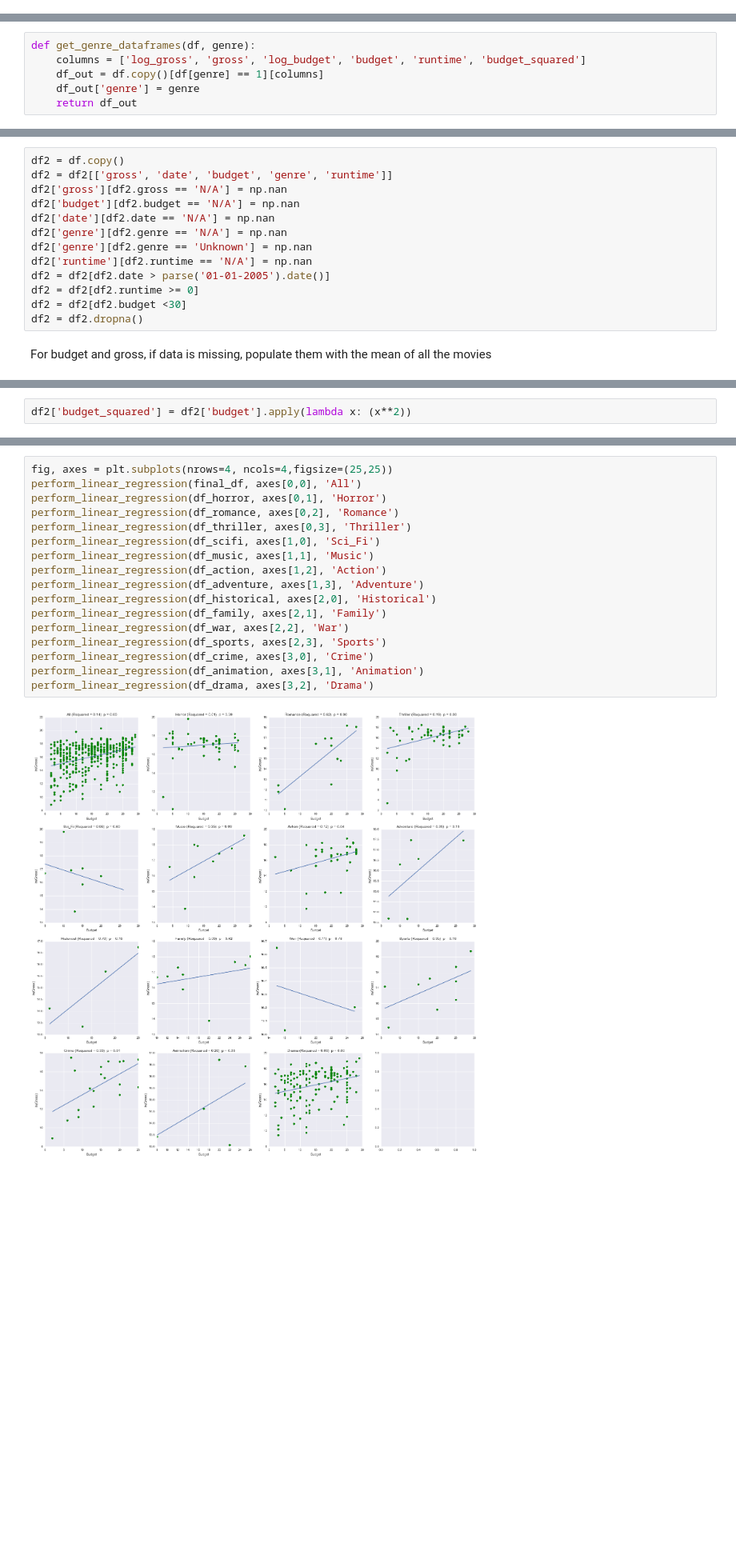
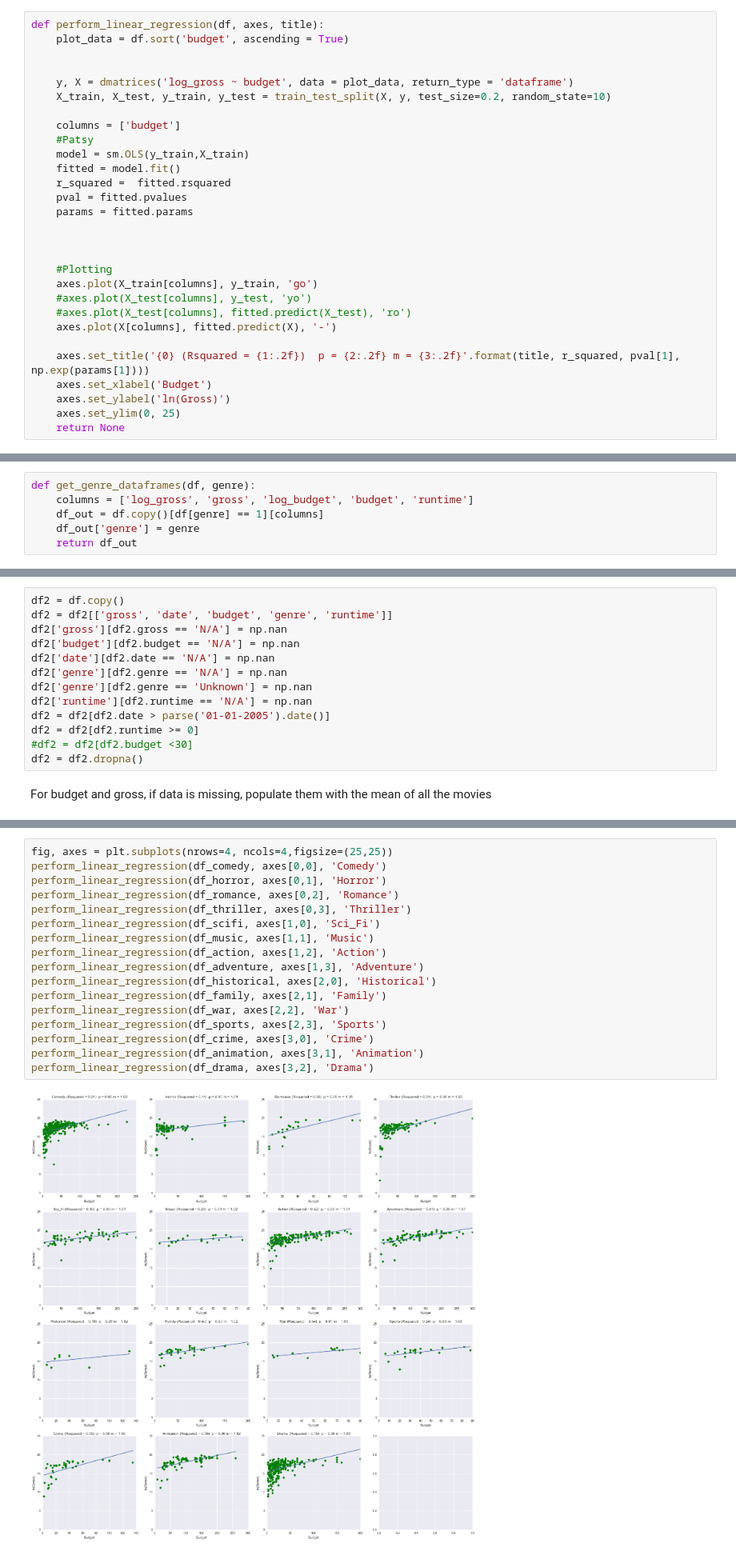
Before and after one commit to jkeung/Movies_Analysis, a Jupyter notebook: output/Movie_Analysis.ipynb, the cells around one changed output, grey strips where cells are left out. Shown at 80% size. Drawn from its saved outputs; the diff is of its cells as text; blank space fills up the shorter version.

```diff
--- a/output/Movie_Analysis.ipynb
+++ b/output/Movie_Analysis.ipynb
@@ -19,4 +19,33 @@ import statsmodels.api as sm
 from sklearn.linear_model import LinearRegression
 from sklearn.cross_validation import train_test_split
 from sklearn import cross_validation
+# %%
+def perform_linear_regression(df, axes, title):
+    plot_data = df.sort('budget', ascending = True)
+
+
+    y, X = dmatrices('log_gross ~ budget', data = plot_data, return_type = 'dataframe')
+    X_train, X_test, y_train, y_test = train_test_split(X, y, test_size=0.2, random_state=10)
+
+    columns = ['budget']
+    #Patsy
+    model = sm.OLS(y_train,X_train)
+    fitted = model.fit()
+    r_squared =  fitted.rsquared
+    pval = fitted.pvalues
+    params = fitted.params
+
+
+
+    #Plotting
+    axes.plot(X_train[columns], y_train, 'go')
+    #axes.plot(X_test[columns], y_test, 'yo')
+    #axes.plot(X_test[columns], fitted.predict(X_test), 'ro')
+    axes.plot(X[columns], fitted.predict(X), '-')
+
+    axes.set_title('{0} (Rsquared = {1:.2f})  p = {2:.2f} m = {3:.2f}'.format(title, r_squared, pval[1], np.exp(params[1])))
+    axes.set_xlabel('Budget')
+    axes.set_ylabel('ln(Gross)')
+    axes.set_ylim(0, 25)
+    return None
 # %%
@@ -103,7 +107,7 @@ def create_genre_column(df, genre):
     return df['genre'].apply(lambda x: 1 if genre in x else 0)
 # %%
 def get_genre_dataframes(df, genre):
-    columns = ['log_gross', 'gross', 'log_budget', 'budget', 'runtime', 'budget_squared']
+    columns = ['log_gross', 'gross', 'log_budget', 'budget', 'runtime']
     df_out = df.copy()[df[genre] == 1][columns]
     df_out['genre'] = genre
     return df_out
@@ -130,7 +132,7 @@ df2['genre'][df2.genre == 'Unknown'] = np.nan
 df2['runtime'][df2.runtime == 'N/A'] = np.nan
 df2 = df2[df2.date > parse('01-01-2005').date()]
 df2 = df2[df2.runtime >= 0]
-df2 = df2[df2.budget <30]
+#df2 = df2[df2.budget <30]
 df2 = df2.dropna()
 # %% [markdown]
 For budget and gross, if data is missing, populate them with the mean of all the movies
@@ -158,5 +151,3 @@ df2['log_gross'].plot(ax = axes[1], kind = 'hist', title = 'ln(Gross) Histogram'
 df2['log_runtime'] = df2['runtime'].apply(lambda x: np.log(x))
 df2['log_budget'] = df2['budget'].apply(lambda x: np.log(x))
 df2['log_gross'] = df2['gross'].apply(lambda x: np.log(x))
-# %%
-df2['budget_squared'] = df2['budget'].apply(lambda x: (x**2))
@@ -307,22 +307,22 @@ perform_linear_regression_all(df_drama, axes[3,2], 'Drama')
 # %%
 fig, axes = plt.subplots(nrows=4, ncols=4,figsize=(25,25))
-perform_linear_regression(final_df, axes[0,0], 'All')
+perform_linear_regression(df_comedy, axes[0,0], 'Comedy')
 perform_linear_regression(df_horror, axes[0,1], 'Horror')
 perform_linear_regression(df_romance, axes[0,2], 'Romance')
 perform_linear_regression(df_thriller, axes[0,3], 'Thriller')
 perform_linear_regression(df_scifi, axes[1,0], 'Sci_Fi')
 perform_linear_regression(df_music, axes[1,1], 'Music')
 perform_linear_regression(df_action, axes[1,2], 'Action')
 perform_linear_regression(df_adventure, axes[1,3], 'Adventure')
 perform_linear_regression(df_historical, axes[2,0], 'Historical')
 perform_linear_regression(df_family, axes[2,1], 'Family')
 perform_linear_regression(df_war, axes[2,2], 'War')
 perform_linear_regression(df_sports, axes[2,3], 'Sports')
 perform_linear_regression(df_crime, axes[3,0], 'Crime')
 perform_linear_regression(df_animation, axes[3,1], 'Animation')
 perform_linear_regression(df_drama, axes[3,2], 'Drama')
 # %% [output]
-[figure, old version]
+[figure, new version]
 # %% [markdown]
 ###Linear Regression
 # %%
```
Also changed, not shown: parts of 22 cells of this notebook.
